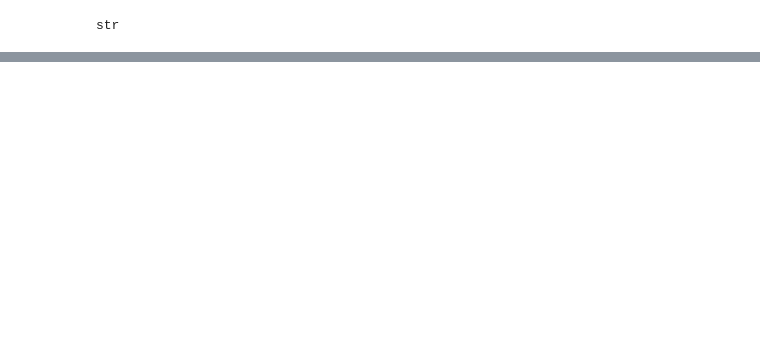
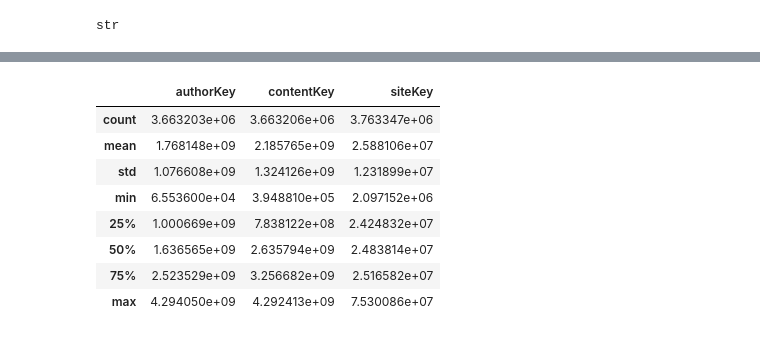
Before and after one commit to paulo-g-martinez/sports-forums-merge, a Jupyter notebook: Untitled.ipynb, the cells around one changed output, grey strips where cells are left out. Drawn from its saved outputs; the diff is of its cells as text; code cells hidden in the pictures; blank space fills up the shorter version.

```diff
--- a/Untitled.ipynb
+++ b/Untitled.ipynb
@@ -317,0 +233,12 @@ Submitting guess!
+# %%
+df.describe()
+# %% [output]
+|  | authorKey | contentKey | siteKey |
+| count | 3.663203e+06 | 3.663206e+06 | 3.763347e+06 |
+| mean | 1.768148e+09 | 2.185765e+09 | 2.588106e+07 |
+| std | 1.076608e+09 | 1.324126e+09 | 1.231899e+07 |
+| min | 6.553600e+04 | 3.948810e+05 | 2.097152e+06 |
+| 25% | 1.000669e+09 | 7.838122e+08 | 2.424832e+07 |
+| 50% | 1.636565e+09 | 2.635794e+09 | 2.483814e+07 |
+| 75% | 2.523529e+09 | 3.256682e+09 | 2.516582e+07 |
+| max | 4.294050e+09 | 4.292413e+09 | 7.530086e+07 |
```
Also changed, not shown: parts of 39 cells of this notebook, 1 other file.
